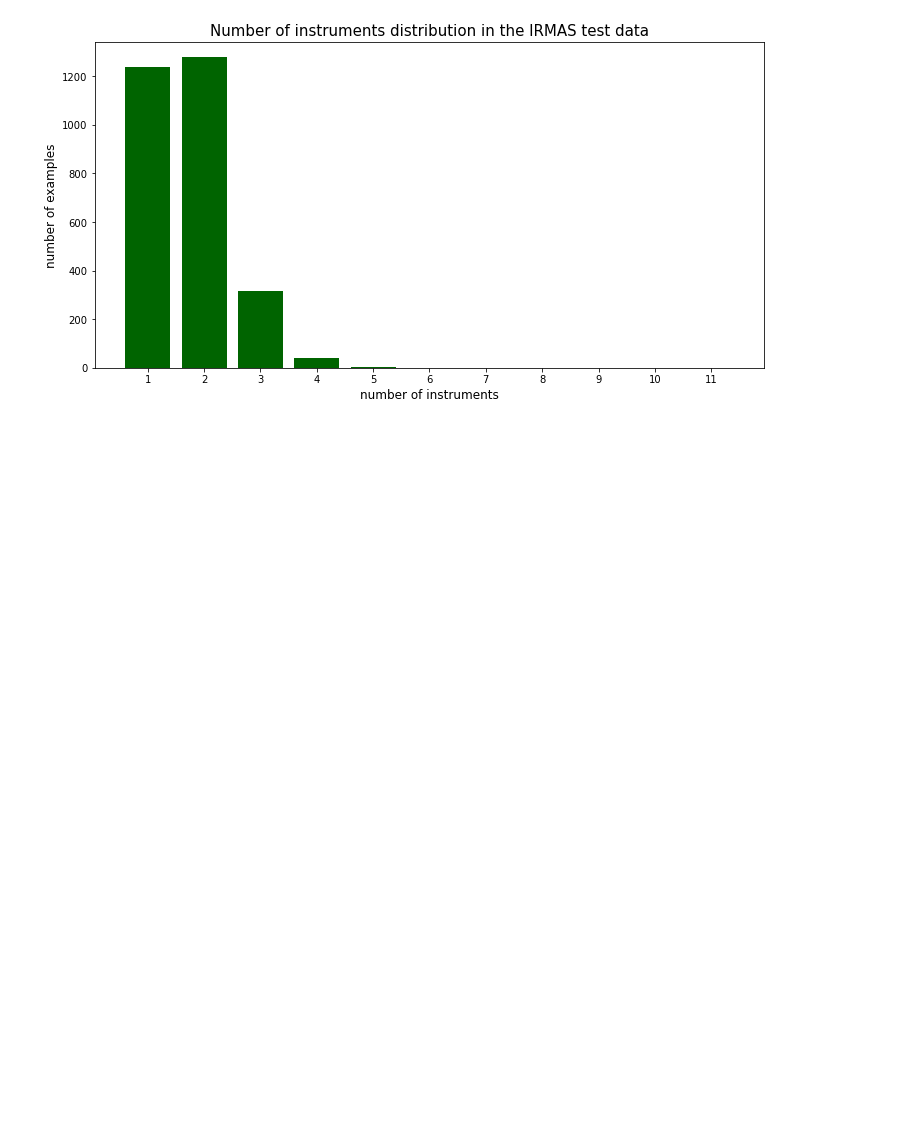
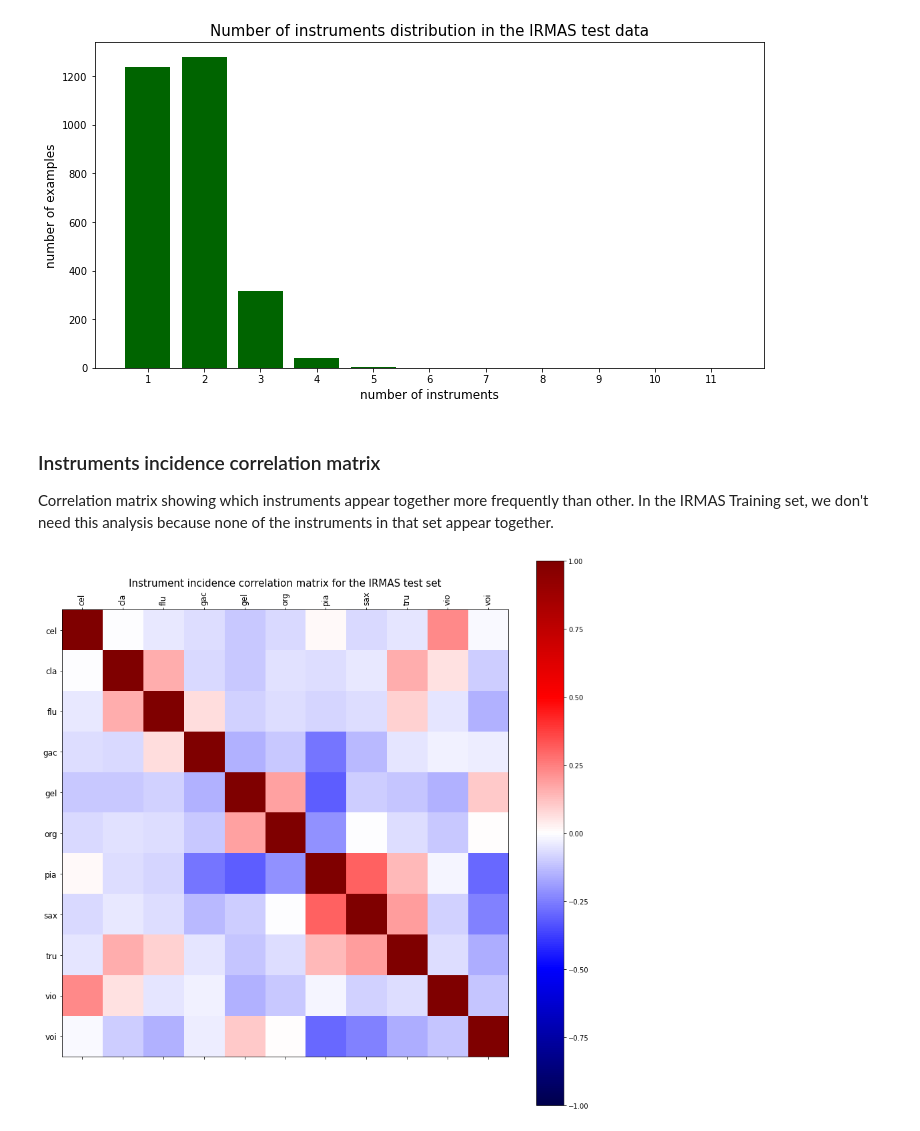
Before and after one commit to ciglenecki/lumen-audio, a Jupyter notebook: data/exploratory_data_analysis/test_data_analysis.ipynb, the cells around one changed output. Cells and saved outputs as stored; diff of their text form; code cells hidden in the pictures; blank space fills up the shorter version.

```diff
--- a/data/exploratory_data_analysis/test_data_analysis.ipynb
+++ b/data/exploratory_data_analysis/test_data_analysis.ipynb
@@ -43,3 +43,10 @@ Calculating the distribution of the number of instruments in the IRMAS test set.
 instrument_number_test(y=data.y_test)
 # %% [output]
 [figure]
+# %% [markdown]
+### Instruments incidence correlation matrix
+Correlation matrix showing which instruments appear together more frequently than other. In the IRMAS Training set, we don't need this analysis because none of the instruments in that set appear together.
+# %%
+instrument_incidence_correlation(data.y_test)
+# %% [output]
+[figure, added]
```
Also changed, not shown: 6 other files.
